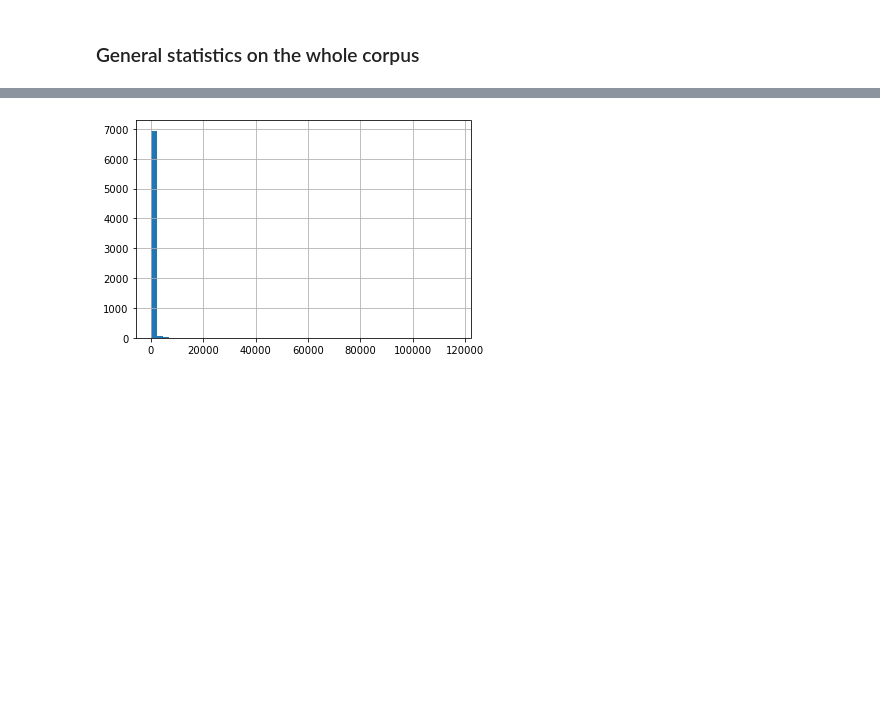
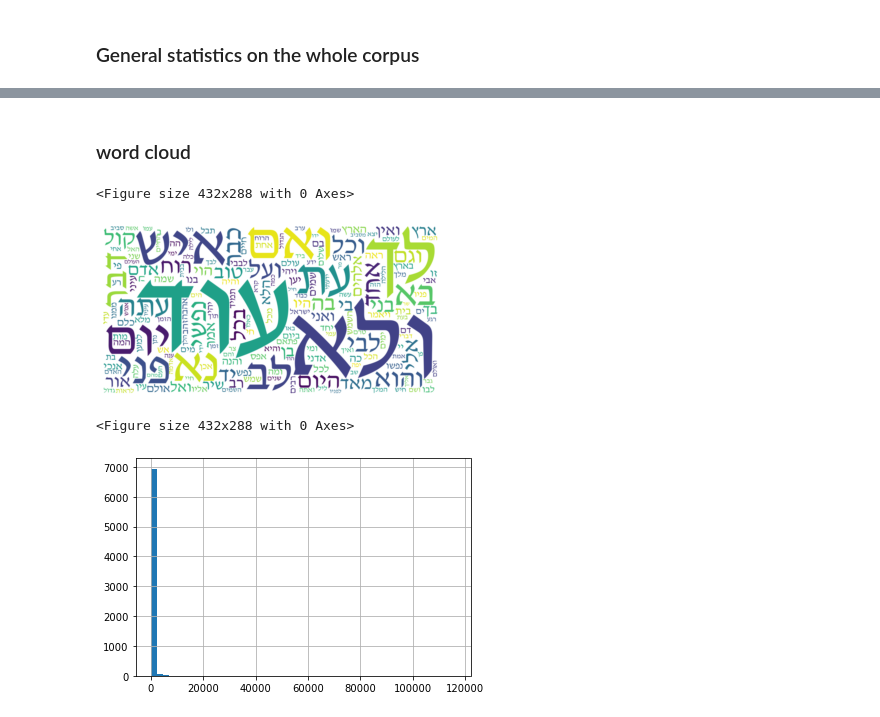
Before and after one commit to ronamir1/NLP-finalProject, a Jupyter notebook: Data_Processing/data_exploration.ipynb, the cells around one changed output, grey strips where cells are left out. Drawn from its saved outputs; the diff is of its cells as text; code cells hidden in the pictures; blank space fills up the shorter version.

```diff
--- a/Data_Processing/data_exploration.ipynb
+++ b/Data_Processing/data_exploration.ipynb
@@ -51,5 +51,15 @@ def most_common_words(texts: pd.Series, n: int, stopwords: list = None):
 * translated songs: how many and compare translator to his other works
 * songs/words/sentences by author place of birth or death
 * songs/words/sentences by author in israel in birth or death
+# %%
+# load data
+df = pd.read_pickle(COMBINED_DATA_PATH_PICKLE)
+df['words_count'] = df.content.map(lambda x: len(text_to_word_list(x)))
+authors_to_remove = df.loc[df.birth_period.isna()].author.unique()
+
+# output path
+OUTPUT_DIR_PATH = Path("eda_output")
+if not OUTPUT_DIR_PATH.is_dir():
+    OUTPUT_DIR_PATH.mkdir(parents=True)
 # %% [markdown]
 ### General statistics on the whole corpus
@@ -62,0 +66,14 @@ f"In our dataset there {df.shape[0]} poems, from {len(df.author.unique())} autho
+# %%
+print(f"In our dataset there {df.shape[0]:,} poems, from {len(df.author.unique()):,} authors.\n"
+      f"In total there {sum(df.words_count):,} words in all the poems, {df.words_count.mean():.3f} words in poem at average.\n"
+      f"There {len(authors_to_remove):,} authors that we were unable to find out enough information about.\n"
+      f"They are: ")
+for author in authors_to_remove:
+    print(f"\t{author} with {len(df.loc[df.author == author]):,} poems, that have {sum(df.loc[df.author == author].words_count):,} words.")
+df_to_remove = df.loc[df.birth_period.isna()]
+print(f"In total those authors have {df_to_remove.shape[0]:,} poems to remove with {sum(df_to_remove.words_count):,} words.\n"
+      f"({float(sum(df_to_remove.words_count))/sum(df.words_count):.2%} of the dataset)")
+df.dropna(subset=['birth_period', 'death_period'], inplace=True)
+print(f"Because we can't use those authors we have to remove all their poems.\n"
+      f"We left with {df.shape[0]:,} poems in our dataset, from {len(df.author.unique()):,} authors.\n"
+      f"In total there {sum(df.words_count):,} words in all the poems, {df.words_count.mean():.3f} words in poem at average.\n")
@@ -63,3 +93,25 @@ f"In our dataset there {df.shape[0]} poems, from {len(df.author.unique())} autho
+# %% [markdown]
+### word cloud
+# %%
+from wordcloud import WordCloud
+from heb_stop_words import STOP_WORDS # using spaCy hebrew stop words
+WORD_CLOUD_FONT_PATH = Path("C:") / "WindowsFonts" / "david.ttf"
+
+def create_word_cloud_from_corpus(poems: pd.Series, png_output: Path):
+    stop_words = set(invert_words(STOP_WORDS))
+    wordcloud = WordCloud(font_path=str(WORD_CLOUD_FONT_PATH), width=2000, height=1000, stopwords=stop_words,
+                          background_color="white")
+    wordcloud.generate(" ".join(text[::-1] for text in poems))
+    plt.imshow(wordcloud, interpolation="bilinear")
+    plt.axis("off")
+    wordcloud.to_file(png_output)
+    return plt.figure()
+
+create_word_cloud_from_corpus(df.content, OUTPUT_DIR_PATH / "corpus_word_cloud.png")
+# %% [output]
+<Figure size 432x288 with 0 Axes>
+[figure, added]
+<Figure size 432x288 with 0 Axes>
 # %%
 def plot_word_number_histogram(text: pd.Series):
     return text.map(lambda x: len(text_to_word_list(x))).hist(bins=50)
```
Also changed, not shown: parts of 4 cells of this notebook, 1 other file.
